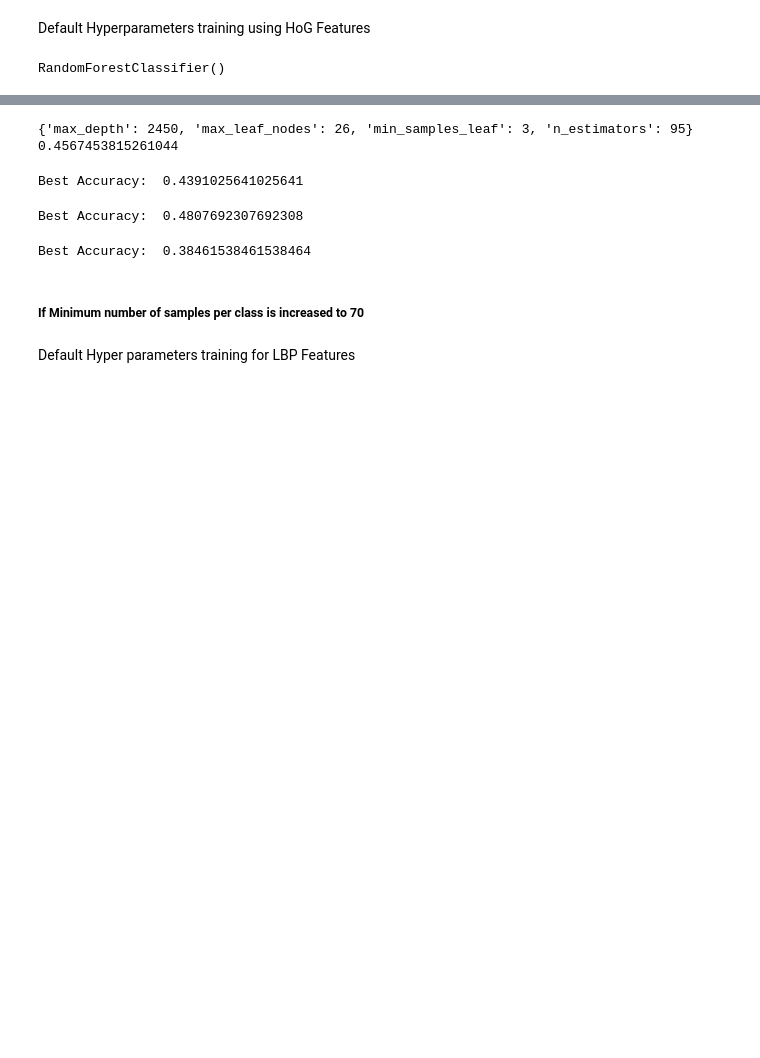
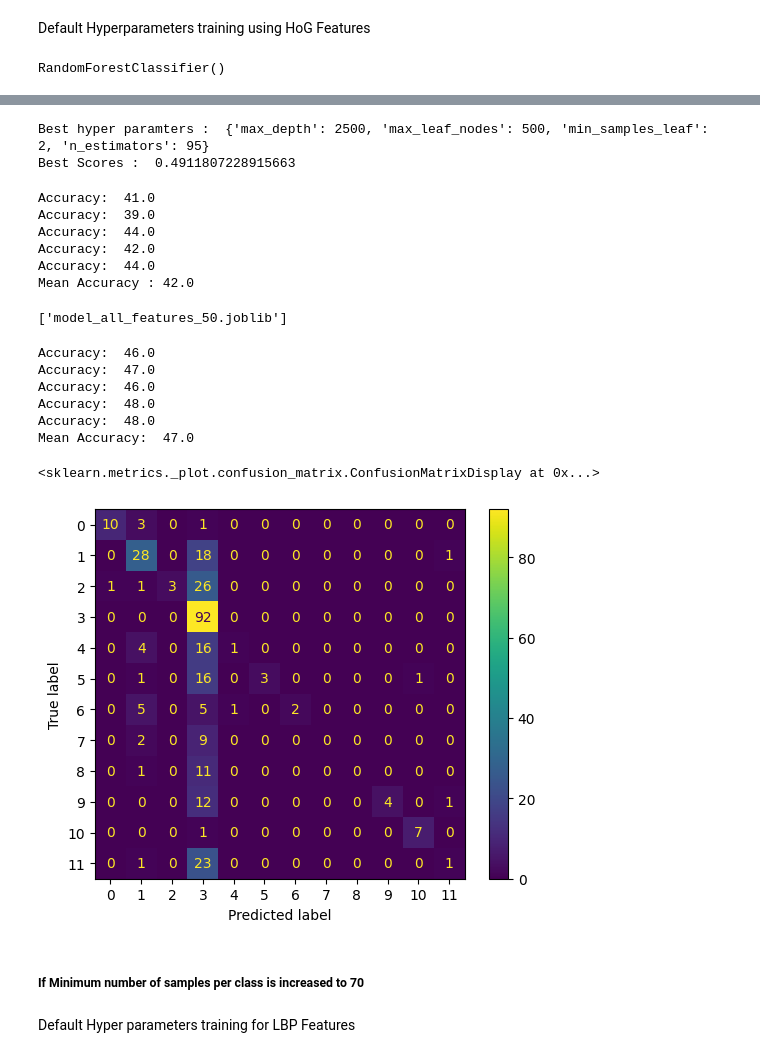
Before and after one commit to adityarathor007/Face_Recognition, a Jupyter notebook: Random_Forest_Final.ipynb, the cells around one changed output, grey strips where cells are left out. Drawn from its saved outputs; the diff is of its cells as text; code cells hidden in the pictures; blank space fills up the shorter version.

```diff
--- a/Random_Forest_Final.ipynb
+++ b/Random_Forest_Final.ipynb
@@ -259,5 +264,5 @@ plt.show()
 # %%
-params = {"max_depth":[2500,2550,2450],"min_samples_leaf":[2,3],"n_estimators":[95,100,105],"max_leaf_nodes":[22,23,24,25,26]}
+params = {"max_depth":[2500,2550,2450],"min_samples_leaf":[2,3],"n_estimators":[95,100],"max_leaf_nodes":[300,500,1000,1100]}
 # %%
 best_model = RandomForestClassifier()
 # %%
@@ -289,15 +294,30 @@ GridSearchCV(estimator=RandomForestClassifier(),
              verbose=2)
 # %%
-print(grid_search.best_params_)
-print(grid_search.best_score_)
+print("Best hyper paramters : ",grid_search.best_params_)
+print("Best Scores : ", grid_search.best_score_)
 # %% [output]
-{'max_depth': 2450, 'max_leaf_nodes': 26, 'min_samples_leaf': 3, 'n_estimators': 95}
-0.4567453815261044
+Best hyper paramters :  {'max_depth': 2500, 'max_leaf_nodes': 500, 'min_samples_leaf': 2, 'n_estimators': 95}
+Best Scores :  0.4911807228915663
 # %%
-best_model_ALL_50 = RandomForestClassifier(max_depth=1050,n_estimators=105,min_samples_leaf = 2,max_leaf_nodes=1100)
-best_model_ALL_50.fit(X_train_50,y_train_50)
-y_predicted_best = best_model_ALL_50.predict(X_test_50)
-best_accuracy = accuracy_score(y_true=y_test_50,y_pred = y_predicted_best)
-print("Best Accuracy: ",best_accuracy)
+accuracies = 0
+best_model_ALL_50 = RandomForestClassifier(max_depth=2500,n_estimators=95,min_samples_leaf = 2,max_leaf_nodes=500)
+for iter in range(5):
+
+    best_model_ALL_50.fit(X_train_50,y_train_50)
+    y_predicted_best_50 = best_model_ALL_50.predict(X_test_50)
+    best_accuracy = round(accuracy_score(y_true=y_test_50,y_pred = y_predicted_best_50),2)*100
+    accuracies+=best_accuracy
+    print("Accuracy: ",best_accuracy)
+print("Mean Accuracy :",round(accuracies/5,2))
 # %% [output]
-Best Accuracy:  0.4391025641025641
+Accuracy:  41.0
+Accuracy:  39.0
+Accuracy:  44.0
+Accuracy:  42.0
+Accuracy:  44.0
+Mean Accuracy : 42.0
+# %%
+import joblib
+joblib.dump(best_model_ALL_50,'model_all_features_50.joblib')
+# %% [output]
+['model_all_features_50.joblib']
@@ -304,17 +326,26 @@ Best Accuracy:  0.4391025641025641
 # %%
-best_model_ALL_50 = RandomForestClassifier(max_depth=1050,n_estimators=105,min_samples_leaf = 2,max_leaf_nodes=1100)
-best_model_ALL_50.fit(X_train_CNN,y_train_CNN)
-y_predicted_best = best_model_ALL_50.predict(X_test_CNN)
-best_accuracy = accuracy_score(y_true=y_test_CNN,y_pred = y_predicted_best)
-print("Best Accuracy: ",best_accuracy)
+accuracies = 0
+for iter in range(5):
+    best_model_CNN_50 = RandomForestClassifier(max_depth=2500,n_estimators=95,min_samples_leaf = 2,max_leaf_nodes=500)
+    best_model_CNN_50.fit(X_train_CNN,y_train_CNN)
+    y_predicted_best = best_model_CNN_50.predict(X_test_CNN)
+    best_accuracy = round(accuracy_score(y_true=y_test_CNN,y_pred = y_predicted_best),2)*100
+    accuracies+=best_accuracy
+    print("Accuracy: ",best_accuracy)
+print("Mean Accuracy: ",round(accuracies/5,2))
 # %% [output]
-Best Accuracy:  0.4807692307692308
+Accuracy:  46.0
+Accuracy:  47.0
+Accuracy:  46.0
+Accuracy:  48.0
+Accuracy:  48.0
+Mean Accuracy:  47.0
-# %%
-best_model_ALL_50 = grid_search.best_estimator_
-best_accuracy = accuracy_score(y_pred = best_model_ALL_50.predict(X_test_50),y_true=y_test_50)
-print("Best Accuracy: ",best_accuracy)
-# %% [output]
-Best Accuracy:  0.38461538461538464
+# %%
+disp = ConfusionMatrixDisplay(confusion_matrix=confusion_matrix(y_pred=y_predicted_best,y_true=y_test_CNN))
+disp.plot(xticks_rotation="vertical")
+# %% [output]
+<sklearn.metrics._plot.confusion_matrix.ConfusionMatrixDisplay at 0x...>
+[figure, added]
 # %% [markdown]
 ##### If Minimum number of samples per class is increased to 70
 # %%
```
Also changed, not shown: parts of 37 cells of this notebook, 3 other files.
